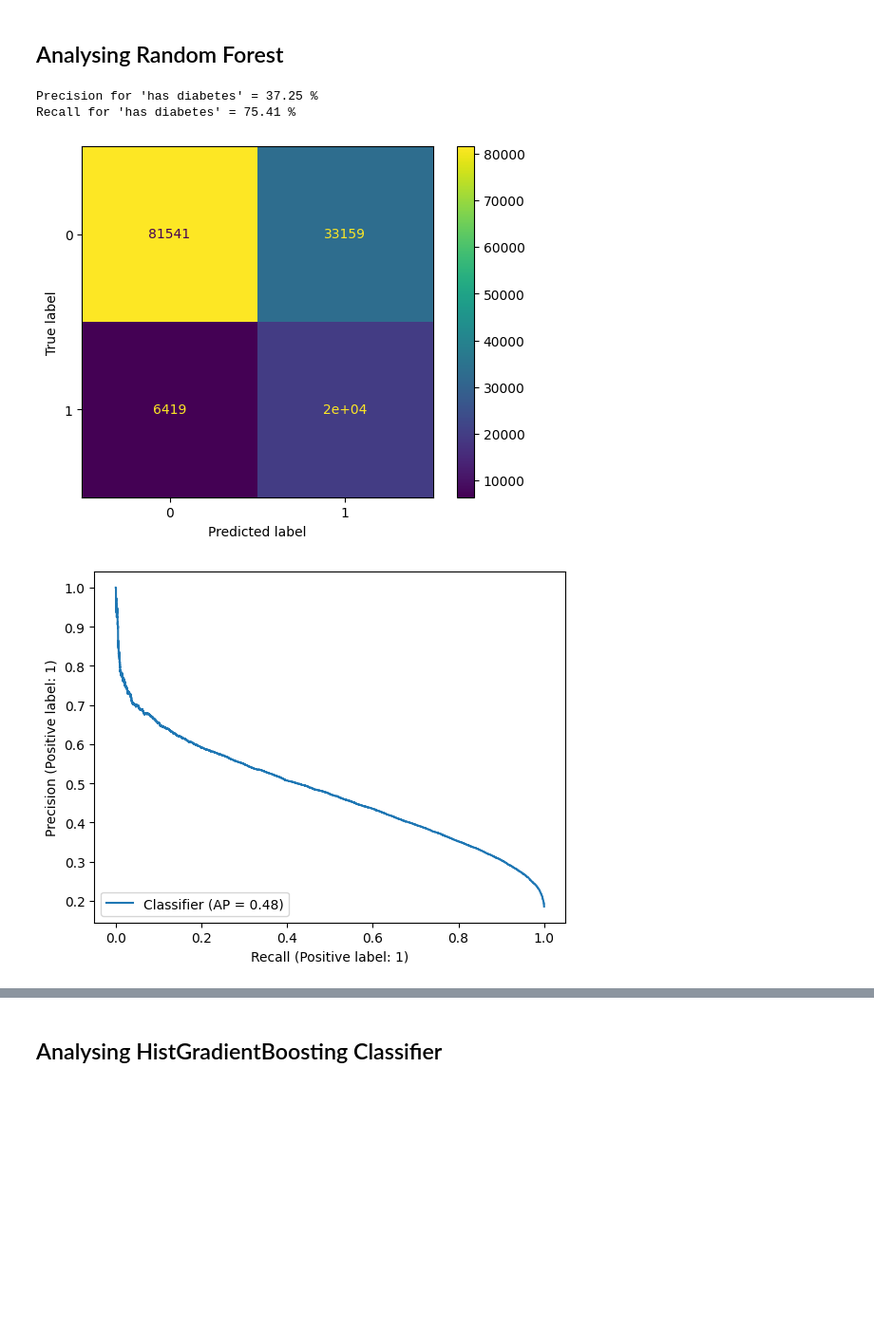
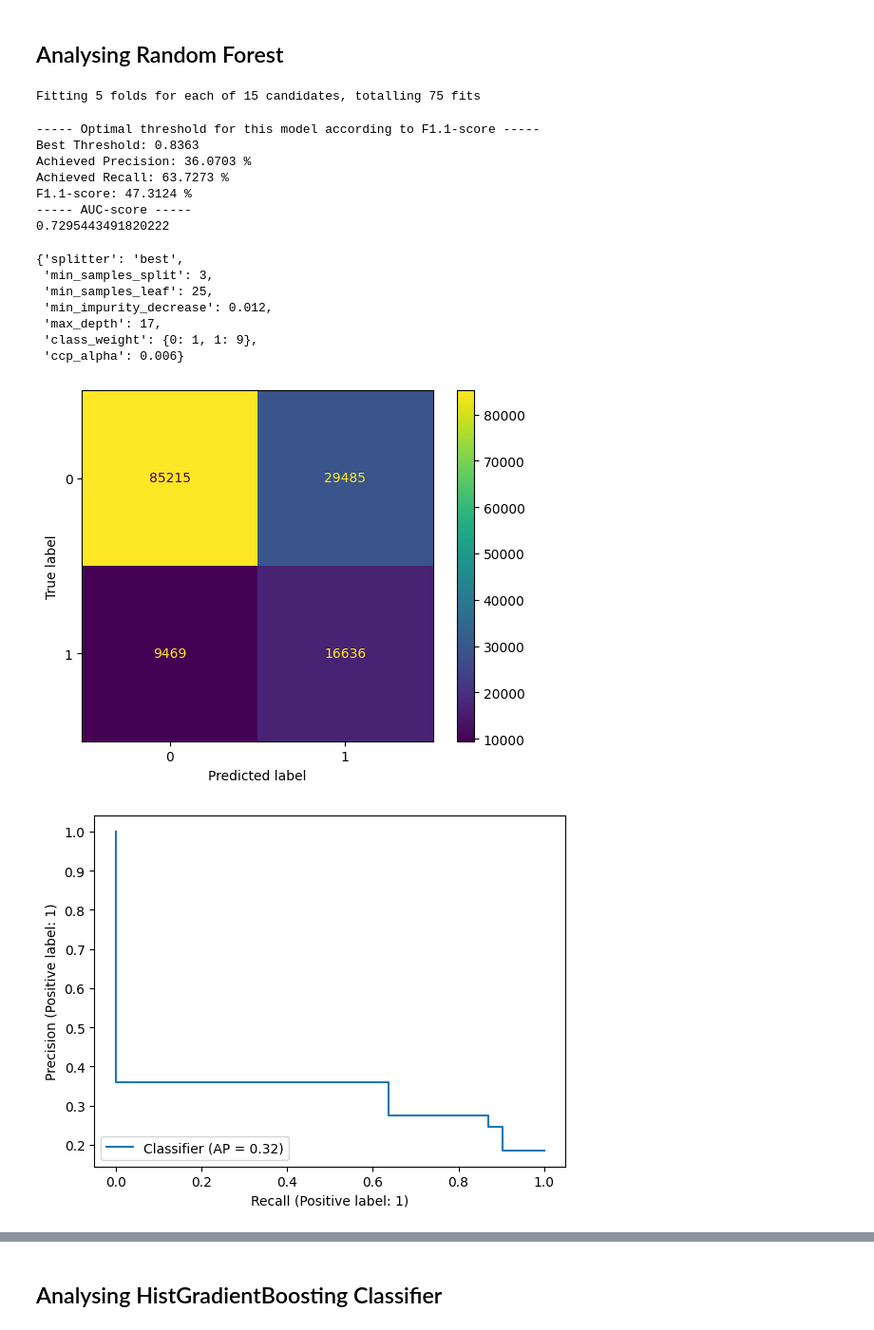
Before and after one commit to n-hundenborn/diabetes-forecasting, a Jupyter notebook: dev_model_training.ipynb, the cells around one changed output, grey strips where cells are left out. Shown at 95% size. Cells and saved outputs as stored; diff of their text form; code cells hidden in the pictures; blank space fills up the shorter version.

```diff
--- a/dev_model_training.ipynb
+++ b/dev_model_training.ipynb
@@ -281,6 +281,9 @@ The beta parameter determines the weight of recall in the combined score. beta <
 ... and [wikipedia](https://en.wikipedia.org/wiki/F-score):
 
 Two commonly used values for β are 2, which weighs recall higher than precision, and 0.5, which weighs recall lower than precision.
+# %%
+# recall is X-times more important than precision
+RECALL_IMPORTANCE_FACTOR = 1.1
 # %%
 def f_beta_score(precision, recall, beta=1):
     denominator = (beta**2 * precision) + recall
@@ -288,9 +291,13 @@ def f_beta_score(precision, recall, beta=1):
     factor = 1 + beta**2
     return factor * numerator / denominator
 
-def optimze_threshold(y_true, y_scores, beta):
+def optimze_threshold(y_true, y_scores, beta=1):
     # get the full precisin recall curve incl. thresholds - this can be used to for linear optimization using the f-beta-score defined above
-    precision, recall, thresholds = precision_recall_curve(y_test, y_proba)
+    precision, recall, thresholds = precision_recall_curve(y_true, y_scores)
+    df = pd.DataFrame(list(zip(precision, recall, thresholds)), columns=["precision", "recall", "threshold"])
+    df["score"] = f_beta_score(precision=df.precision, recall=df.recall, beta=beta)
+    best_row = df.loc[df["score"].idxmax()]
+    return best_row
 # %%
 # defining threshold - any prediction with a probability greater than this threshold will be labelled as "has diabetes"
 threshold = 0.5
@@ -400,9 +437,37 @@ F-1.2-score for 'has diabetes' = 35.34 %
 # %% [markdown]
 ## Analysing Random Forest
+# %%
+# find the best parameters from defined parameterspace for classifier
+# source for values: https://towardsdatascience.com/hyperparameter-tuning-the-random-forest-in-python-using-scikit-learn-28d2aa77dd74
+param_distribution = {
+    "n_estimators": np.arange(200, 2000, 100),
+    "max_features": [None, 'sqrt', 'log2'],
+    "max_depth": np.arange(10, 150, 10),
+    "min_samples_split": np.arange(2, 10, 2),
+    "min_samples_leaf": np.arange(1, 4),
+    "bootstrap": [True, False],
+}
+
+X_test, y_test, best_parameters = get_best_parameters_for_model(df_prepared, feature_list, target_name, RandomForestClassifier, param_distribution)
+# %% [output]
+Fitting 5 folds for each of 15 candidates, totalling 75 fits
 # %%
-model = evaluate_model(df_prepared, feature_list, target_name, RandomForestClassifier)
+model = evaluate_model(df_prepared, feature_list, target_name, DecisionTreeClassifier, best_parameters)
+best_parameters
 # %% [output]
-Precision for 'has diabetes' = 37.25 %
-Recall for 'has diabetes' = 75.41 %
+----- Optimal threshold for this model according to F1.1-score -----
+Best Threshold: 0.8363
+Achieved Precision: 36.0703 %
+Achieved Recall: 63.7273 %
+F1.1-score: 47.3124 %
+----- AUC-score -----
+0.7295443491820222
+{'splitter': 'best',
+ 'min_samples_split': 3,
+ 'min_samples_leaf': 25,
+ 'min_impurity_decrease': 0.012,
+ 'max_depth': 17,
+ 'class_weight': {0: 1, 1: 9},
+ 'ccp_alpha': 0.006}
-[figure, old version]
+[figure, new version]
-[figure, old version]
+[figure, new version]
```
Also changed, not shown: parts of 6 cells of this notebook, 2 other files.
